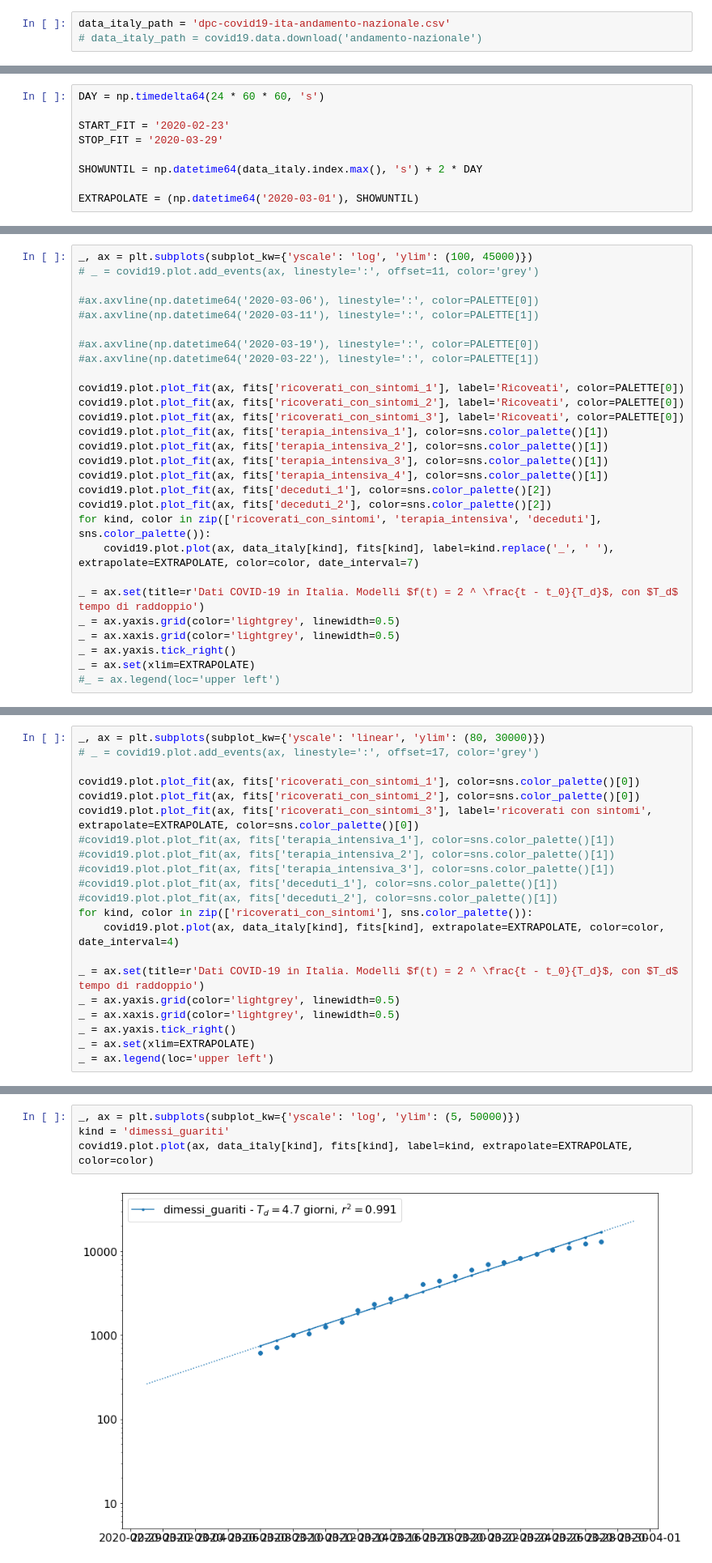
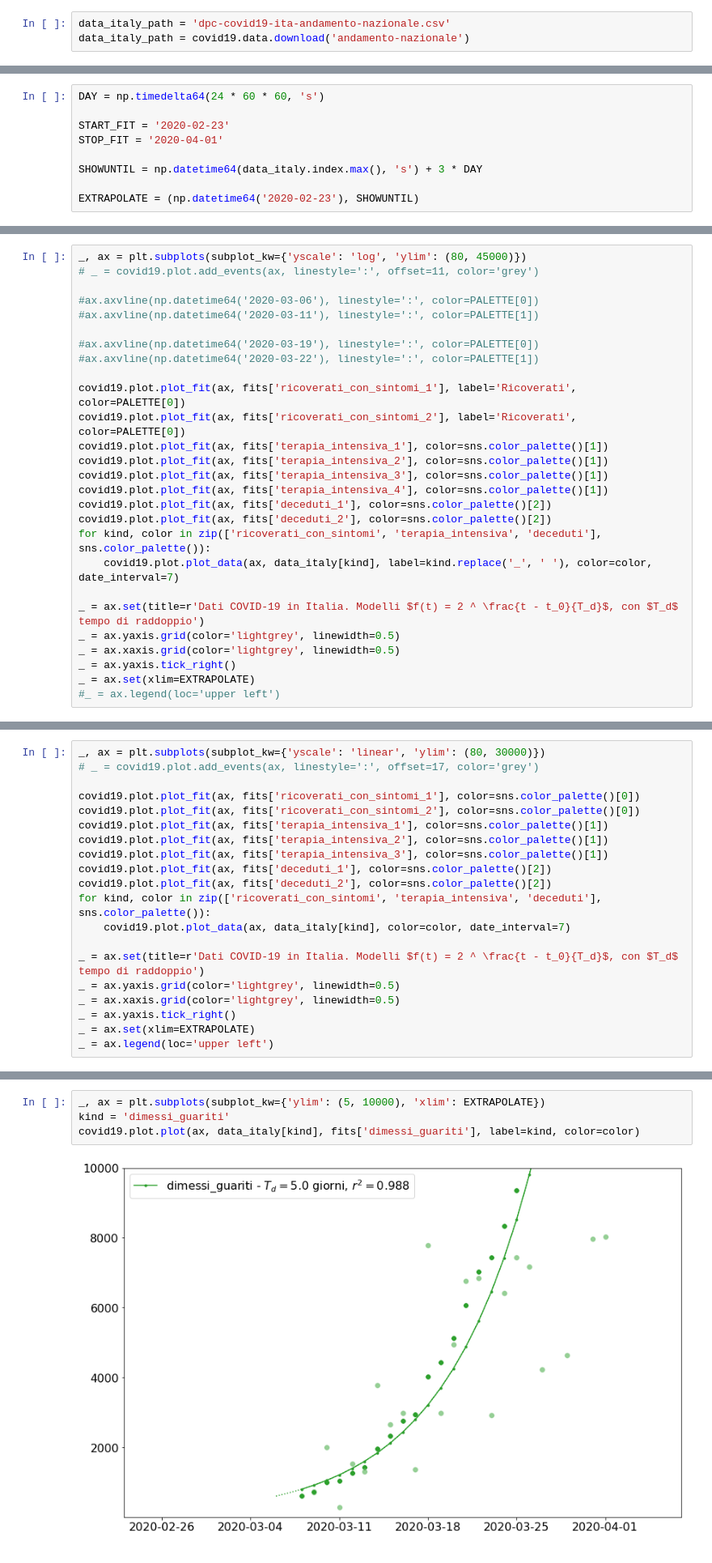
Before and after one commit to alexamici/covid-19-notebooks, a Jupyter notebook: notebooks/italy-situation-report.ipynb, the cells around one changed output, grey strips where cells are left out. Shown at 81% size. Cells and saved outputs as stored; diff of their text form.

```diff
--- a/notebooks/italy-situation-report.ipynb
+++ b/notebooks/italy-situation-report.ipynb
@@ -24,7 +23,7 @@ PALETTE = sns.color_palette()
 ## data
 # %%
 data_italy_path = 'dpc-covid19-ita-andamento-nazionale.csv'
-# data_italy_path = covid19.data.download('andamento-nazionale')
+data_italy_path = covid19.data.download('andamento-nazionale')
 # %%
 data_italy = pd.read_csv(data_italy_path, parse_dates=['data'], index_col=['data'])
 data_italy.index = data_italy.index.normalize()
@@ -47,10 +46,10 @@ data_italy.tail()
 DAY = np.timedelta64(24 * 60 * 60, 's')
 
 START_FIT = '2020-02-23'
-STOP_FIT = '2020-03-29'
+STOP_FIT = '2020-04-01'
 
-SHOWUNTIL = np.datetime64(data_italy.index.max(), 's') + 2 * DAY
+SHOWUNTIL = np.datetime64(data_italy.index.max(), 's') + 3 * DAY
 
-EXTRAPOLATE = (np.datetime64('2020-03-01'), SHOWUNTIL)
+EXTRAPOLATE = (np.datetime64('2020-02-23'), SHOWUNTIL)
 # %%
 fits = {}
@@ -74,5 +72,5 @@ fits['deceduti'] = covid19.fit.ExponentialFit.from_frame('deceduti', data_italy,
 # %%
-_, ax = plt.subplots(subplot_kw={'yscale': 'log', 'ylim': (100, 45000)})
+_, ax = plt.subplots(subplot_kw={'yscale': 'log', 'ylim': (80, 45000)})
 # _ = covid19.plot.add_events(ax, linestyle=':', offset=11, color='grey')
 
 #ax.axvline(np.datetime64('2020-03-06'), linestyle=':', color=PALETTE[0])
@@ -81,9 +79,8 @@ _, ax = plt.subplots(subplot_kw={'yscale': 'log', 'ylim': (100, 45000)})
 #ax.axvline(np.datetime64('2020-03-19'), linestyle=':', color=PALETTE[0])
 #ax.axvline(np.datetime64('2020-03-22'), linestyle=':', color=PALETTE[1])
 
-covid19.plot.plot_fit(ax, fits['ricoverati_con_sintomi_1'], label='Ricoveati', color=PALETTE[0])
-covid19.plot.plot_fit(ax, fits['ricoverati_con_sintomi_2'], label='Ricoveati', color=PALETTE[0])
-covid19.plot.plot_fit(ax, fits['ricoverati_con_sintomi_3'], label='Ricoveati', color=PALETTE[0])
+covid19.plot.plot_fit(ax, fits['ricoverati_con_sintomi_1'], label='Ricoverati', color=PALETTE[0])
+covid19.plot.plot_fit(ax, fits['ricoverati_con_sintomi_2'], label='Ricoverati', color=PALETTE[0])
 covid19.plot.plot_fit(ax, fits['terapia_intensiva_1'], color=sns.color_palette()[1])
 covid19.plot.plot_fit(ax, fits['terapia_intensiva_2'], color=sns.color_palette()[1])
 covid19.plot.plot_fit(ax, fits['terapia_intensiva_3'], color=sns.color_palette()[1])
@@ -91,7 +88,7 @@ covid19.plot.plot_fit(ax, fits['terapia_intensiva_4'], color=sns.color_palette()
 covid19.plot.plot_fit(ax, fits['deceduti_1'], color=sns.color_palette()[2])
 covid19.plot.plot_fit(ax, fits['deceduti_2'], color=sns.color_palette()[2])
 for kind, color in zip(['ricoverati_con_sintomi', 'terapia_intensiva', 'deceduti'], sns.color_palette()):
-    covid19.plot.plot(ax, data_italy[kind], fits[kind], label=kind.replace('_', ' '), extrapolate=EXTRAPOLATE, color=color, date_interval=7)
+    covid19.plot.plot_data(ax, data_italy[kind], label=kind.replace('_', ' '), color=color, date_interval=7)
 
 _ = ax.set(title=r'Dati COVID-19 in Italia. Modelli $f(t) = 2 ^ \frac{t - t_0}{T_d}$, con $T_d$ tempo di raddoppio')
 _ = ax.yaxis.grid(color='lightgrey', linewidth=0.5)
@@ -107,14 +104,13 @@ _, ax = plt.subplots(subplot_kw={'yscale': 'linear', 'ylim': (80, 30000)})
 
 covid19.plot.plot_fit(ax, fits['ricoverati_con_sintomi_1'], color=sns.color_palette()[0])
 covid19.plot.plot_fit(ax, fits['ricoverati_con_sintomi_2'], color=sns.color_palette()[0])
-covid19.plot.plot_fit(ax, fits['ricoverati_con_sintomi_3'], label='ricoverati con sintomi', extrapolate=EXTRAPOLATE, color=sns.color_palette()[0])
-#covid19.plot.plot_fit(ax, fits['terapia_intensiva_1'], color=sns.color_palette()[1])
-#covid19.plot.plot_fit(ax, fits['terapia_intensiva_2'], color=sns.color_palette()[1])
-#covid19.plot.plot_fit(ax, fits['terapia_intensiva_3'], color=sns.color_palette()[1])
-#covid19.plot.plot_fit(ax, fits['deceduti_1'], color=sns.color_palette()[1])
-#covid19.plot.plot_fit(ax, fits['deceduti_2'], color=sns.color_palette()[1])
-for kind, color in zip(['ricoverati_con_sintomi'], sns.color_palette()):
-    covid19.plot.plot(ax, data_italy[kind], fits[kind], extrapolate=EXTRAPOLATE, color=color, date_interval=4)
+covid19.plot.plot_fit(ax, fits['terapia_intensiva_1'], color=sns.color_palette()[1])
+covid19.plot.plot_fit(ax, fits['terapia_intensiva_2'], color=sns.color_palette()[1])
+covid19.plot.plot_fit(ax, fits['terapia_intensiva_3'], color=sns.color_palette()[1])
+covid19.plot.plot_fit(ax, fits['deceduti_1'], color=sns.color_palette()[2])
+covid19.plot.plot_fit(ax, fits['deceduti_2'], color=sns.color_palette()[2])
+for kind, color in zip(['ricoverati_con_sintomi', 'terapia_intensiva', 'deceduti'], sns.color_palette()):
+    covid19.plot.plot_data(ax, data_italy[kind], color=color, date_interval=7)
 
 _ = ax.set(title=r'Dati COVID-19 in Italia. Modelli $f(t) = 2 ^ \frac{t - t_0}{T_d}$, con $T_d$ tempo di raddoppio')
 _ = ax.yaxis.grid(color='lightgrey', linewidth=0.5)
@@ -127,9 +124,9 @@ _ = ax.legend(loc='upper left')
 # %%
-_, ax = plt.subplots(subplot_kw={'yscale': 'log', 'ylim': (5, 50000)})
+_, ax = plt.subplots(subplot_kw={'ylim': (5, 10000), 'xlim': EXTRAPOLATE})
 kind = 'dimessi_guariti'
-covid19.plot.plot(ax, data_italy[kind], fits[kind], label=kind, extrapolate=EXTRAPOLATE, color=color)
+covid19.plot.plot(ax, data_italy[kind], fits['dimessi_guariti'], label=kind, color=color)
 # %% [output]
-[figure, old version]
+[figure, new version]
 # %% [markdown]
 ## estimates
 # %%
```
Also changed, not shown: parts of 9 cells of this notebook.
